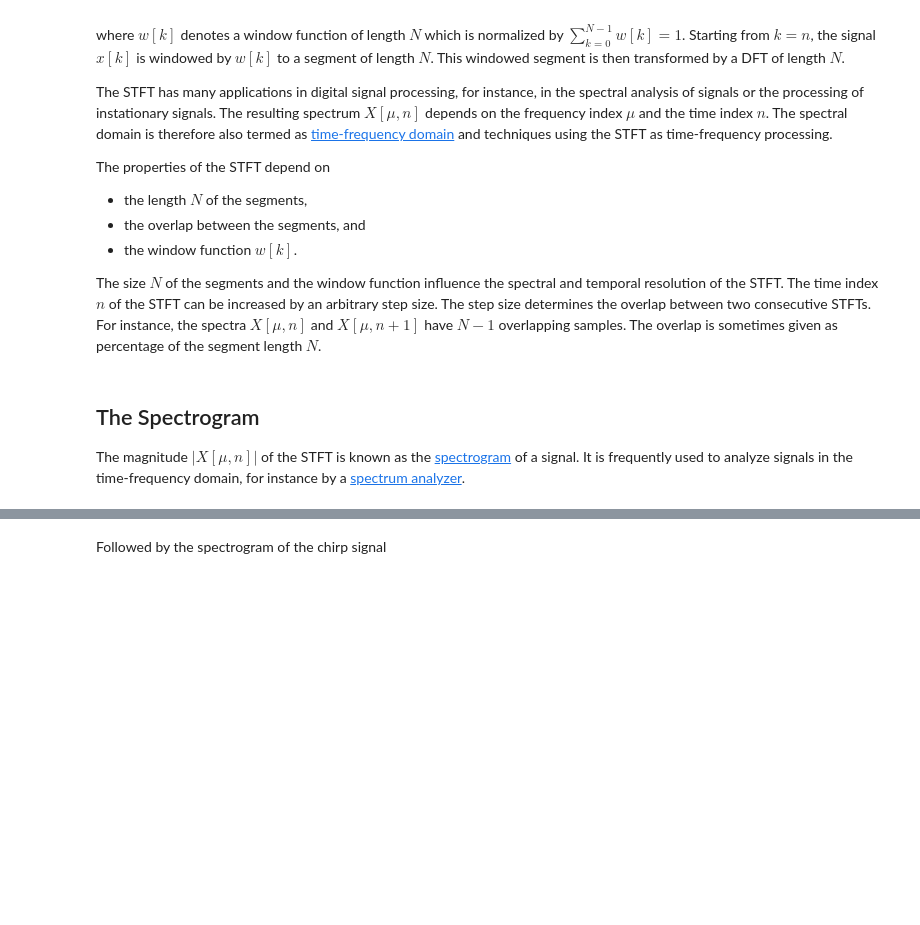
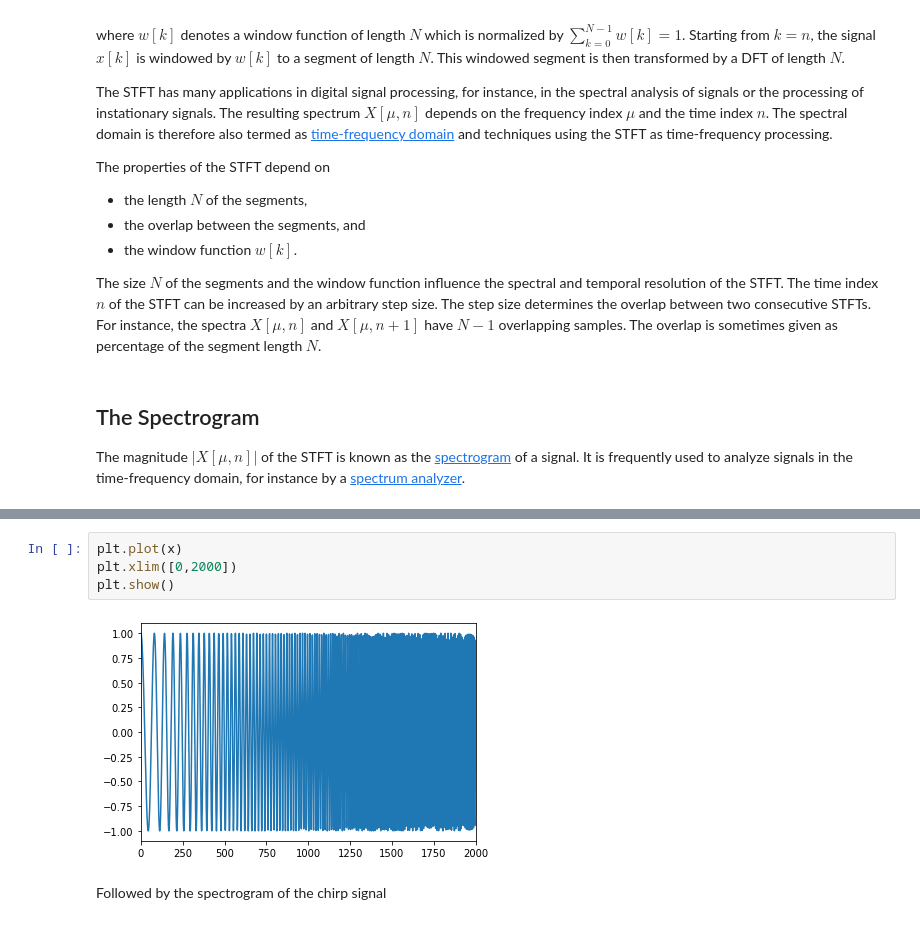
Before and after one commit to amalvarezme/ProcesoDigitalSen, a Jupyter notebook: PDS_Notebooks/spectral_analysis_deterministic_signals/stft.ipynb, the cells around one changed output, grey strips where cells are left out. Drawn from its saved outputs; the diff is of its cells as text; blank space fills up the shorter version.

```diff
--- a/PDS_Notebooks/spectral_analysis_deterministic_signals/stft.ipynb
+++ b/PDS_Notebooks/spectral_analysis_deterministic_signals/stft.ipynb
@@ -64,3 +91,9 @@ plt.grid()
+# %%
+plt.plot(x)
+plt.xlim([0,2000])
+plt.show()
+# %% [output]
+[figure, added]
 # %% [markdown]
 Followed by the spectrogram of the chirp signal
 # %%
```
Also changed, not shown: parts of 5 cells of this notebook.
